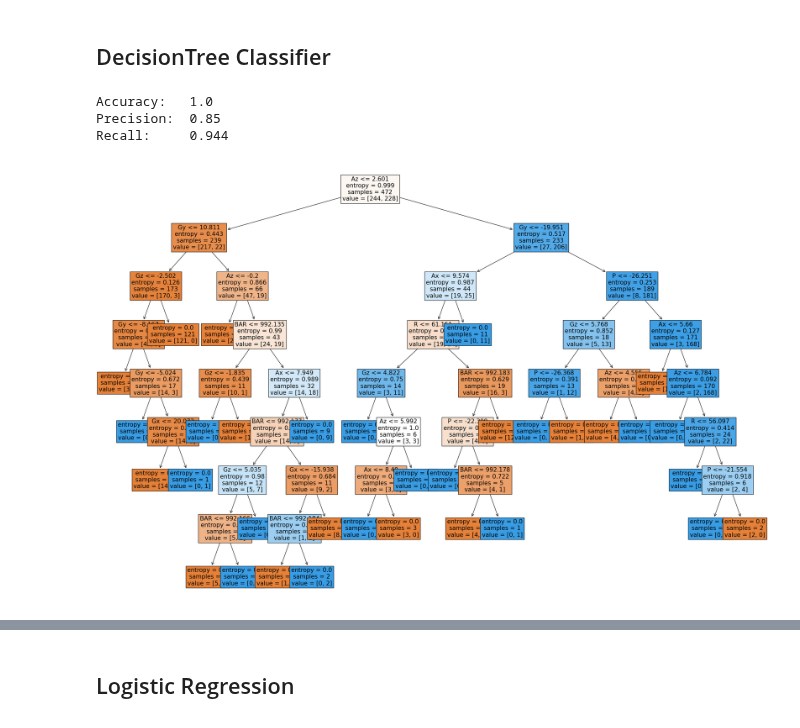
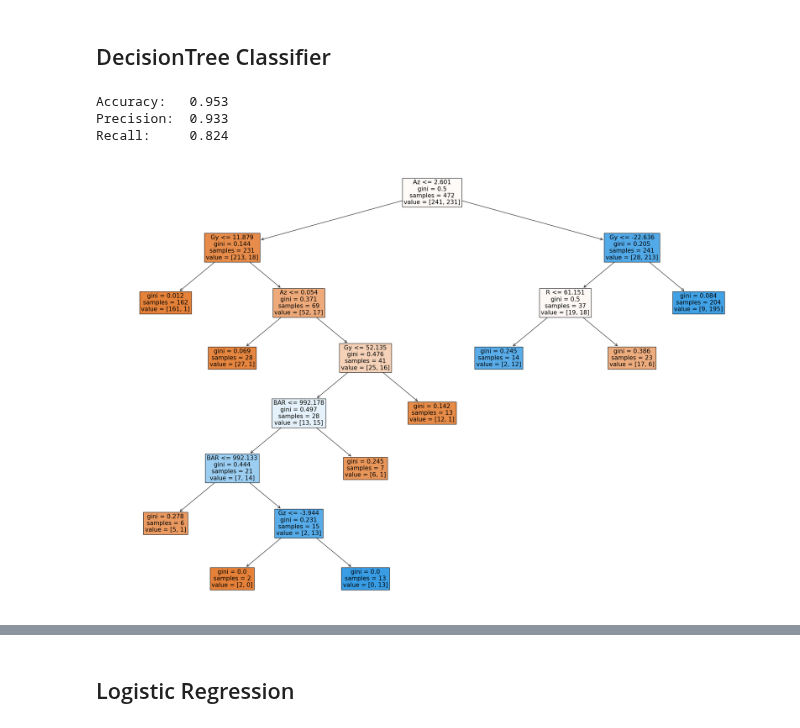
Before and after one commit to paoloartasensi/wow, a Jupyter notebook: squat_analysis.ipynb, the cells around one changed output, grey strips where cells are left out. Cells and saved outputs as stored; diff of their text form; code cells hidden in the pictures.

Commit message:
potatura a 0.07

```diff
--- a/squat_analysis.ipynb
+++ b/squat_analysis.ipynb
@@ -17,12 +17,12 @@ from sklearn.metrics import classification_report
 from sklearn import tree
 from matplotlib import pyplot as plt
 import seaborn as sns
-# %%
-max_lunghezza_albero = 20
-random_state = None ##davvero random
-# random_state = 5 ##un integer qualsiasi, prende sempre gli stessi numeri random ogni volta che lanci
-usa_shift = True
-shift = 8
+# %%
+max_lunghezza_albero = 100
+potatura = 0.007
+
+random_state = None
+shift = 8
 # %%
 df = pd.read_csv('/Users/lorenzobassetti/Dropbox/Quant/Python_DEV/artabax/squat_60_sec_telefono.csv' , sep=';' , decimal='.')
 df.set_index('Time', inplace=True)
@@ -88,38 +88,36 @@ array([  5,   6,   7,   8,   9,  10,  11,  12,  13,  14,  15,  16,  17,
 # %%
 ## Y è l'output che utilizziamo come training
 ## X sono le feautures, BISOGNA togliere la Y dalle colonne feautures
 
 y = df['DOWN']
 X = df.copy()
 X.drop(columns=['DOWN','Mag','UP'], axis=1, inplace=True)
 
 ##Divido il campione in Train e Test
 X_train, X_test , y_train , y_test = train_test_split(X, y, test_size=0.2, random_state=random_state)
-clf = DecisionTreeClassifier(criterion='entropy', max_depth=max_lunghezza_albero )
-# clf = DecisionTreeClassifier(max_depth=max_lunghezza_albero)
-# clf = DecisionTreeRegressor(ccp_alpha=0.01, max_depth=4)
+clf = DecisionTreeClassifier(criterion='gini', max_depth=max_lunghezza_albero , ccp_alpha=potatura)
 clf = clf.fit(X_train, y_train)
 param = clf.get_params()
 predictions = clf.predict(X_test)
 accuracy = clf.score(X_train, y_train)
 precision = precision_score(y_true= y_test, y_pred=predictions)
 recall = recall_score(y_true= y_test, y_pred=predictions)
 
 print('Accuracy:  ', round(accuracy,3))
 print('Precision: ', round(precision,3))
 print('Recall:    ', round(recall,3))
 
 from sklearn import tree
 feature_names = X.columns
 fig = plt.figure(figsize=(30,20))
 _= tree.plot_tree(clf,
         feature_names=feature_names,
         filled=True, fontsize=15)
 # %% [output]
-Accuracy:   1.0
-Precision:  0.85
-Recall:     0.944
+Accuracy:   0.953
+Precision:  0.933
+Recall:     0.824
-[figure, old version]
+[figure, new version]
 # %%
 ##importanza features
 feature_names = X.columns
```
Also changed, not shown: parts of 5 cells of this notebook.
